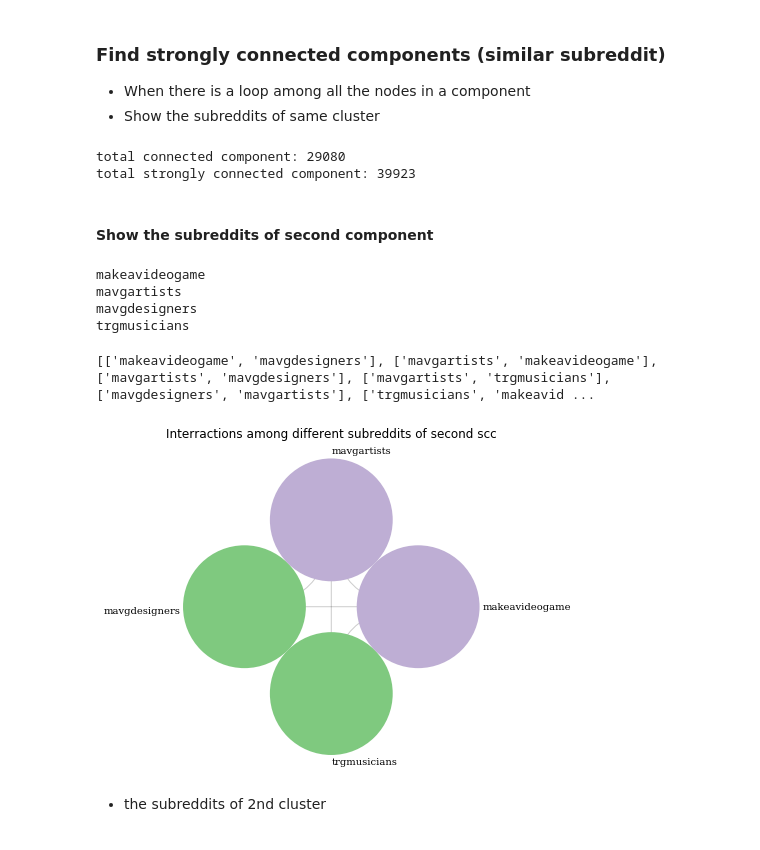
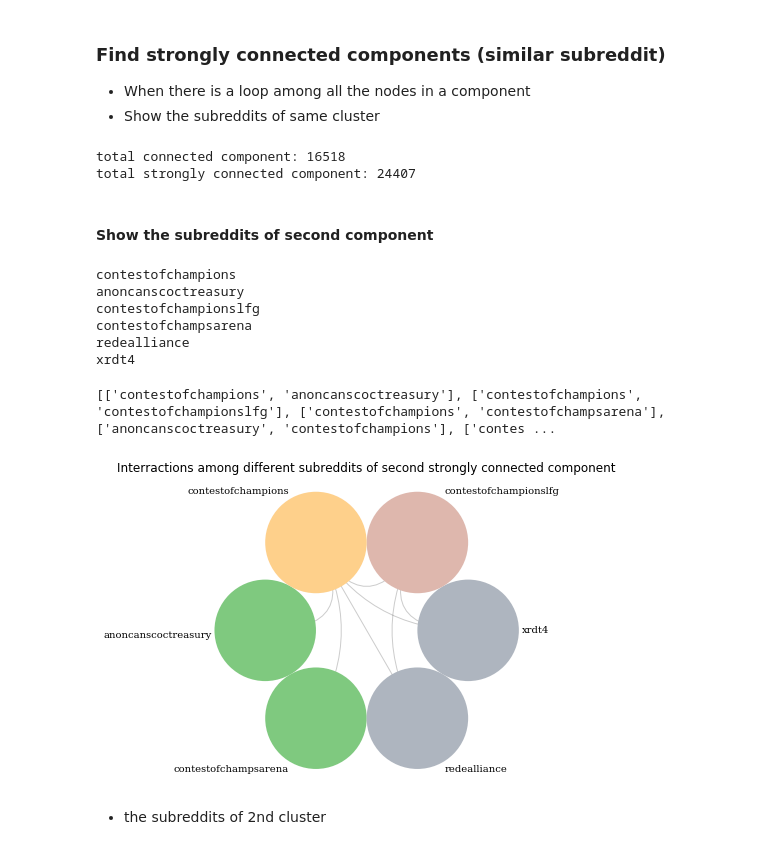
Before and after one commit to maliakber/algorithm-data-model-csc-501, a Jupyter notebook: source/assignment-3/assignment-3-jupnote.ipynb, the cells around one changed output. Cells and saved outputs as stored; diff of their text form; code cells hidden in the pictures.

```diff
--- a/source/assignment-3/assignment-3-jupnote.ipynb
+++ b/source/assignment-3/assignment-3-jupnote.ipynb
@@ -14,7 +17,7 @@ import time
 # %%
 %%time
 startTime = time.time()
-# data = pd.read_csv("data/soc-redditHyperlinks-body.tsv", sep='\t')
-data = pd.read_csv("data/soc-redditHyperlinks-title.tsv", sep='\t')
+data = pd.read_csv("data/soc-redditHyperlinks-body.tsv", sep='\t')
+# data = pd.read_csv("data/soc-redditHyperlinks-title.tsv", sep='\t')
 data.head()
 # %% [output]
@@ -426,8 +436,8 @@ scc = sorted(scc, key = lambda element : len(element), reverse = True)
 print("total strongly connected component:", scc_idx)
 # print(scc)
 # %% [output]
-total connected component: 29080
-total strongly connected component: 39923
+total connected component: 16518
+total strongly connected component: 24407
 # %% [markdown]
 #### Show the subreddits of second component
 # %%
@@ -439,29 +449,31 @@ for i in range(scc_idx):
 for x in scc[1]:
     print(rsubreddits_dict[x])
 # %% [output]
-makeavideogame
-mavgartists
-mavgdesigners
-trgmusicians
+contestofchampions
+anoncanscoctreasury
+contestofchampionslfg
+contestofchampsarena
+redealliance
+xrdt4
 # %%
 cur_scc = 1
 edge_list = []
 for x in scc[cur_scc]:
     for y in g.vertices[x].neighbors:
         if y in nodeToScc and nodeToScc[y]==cur_scc:
             edge_list.append([rsubreddits_dict[x], rsubreddits_dict[y]])
 print(edge_list)
 G = nx.Graph(edge_list)
 for n in G.nodes():
     G.nodes[n]['degree'] = len(list(G.neighbors(n)))
 c = nv.CircosPlot(G, node_labels=True, node_order='degree', node_color='degree')
 # Draw the CircosPlot to the screen
 c.draw()
-plt.title("Interractions among different subreddits of second scc")
+plt.title("Interractions among different subreddits of second strongly connected component")
 plt.show()
 # %% [output]
-[['makeavideogame', 'mavgdesigners'], ['mavgartists', 'makeavideogame'], ['mavgartists', 'mavgdesigners'], ['mavgartists', 'trgmusicians'], ['mavgdesigners', 'mavgartists'], ['trgmusicians', 'makeavid ...
+[['contestofchampions', 'anoncanscoctreasury'], ['contestofchampions', 'contestofchampionslfg'], ['contestofchampions', 'contestofchampsarena'], ['anoncanscoctreasury', 'contestofchampions'], ['contes ...
-[figure, old version]
+[figure, new version]
 # %% [markdown]
 - the subreddits of 2nd cluster
 # %% [markdown]
```
Also changed, not shown: parts of 86 cells of this notebook.
